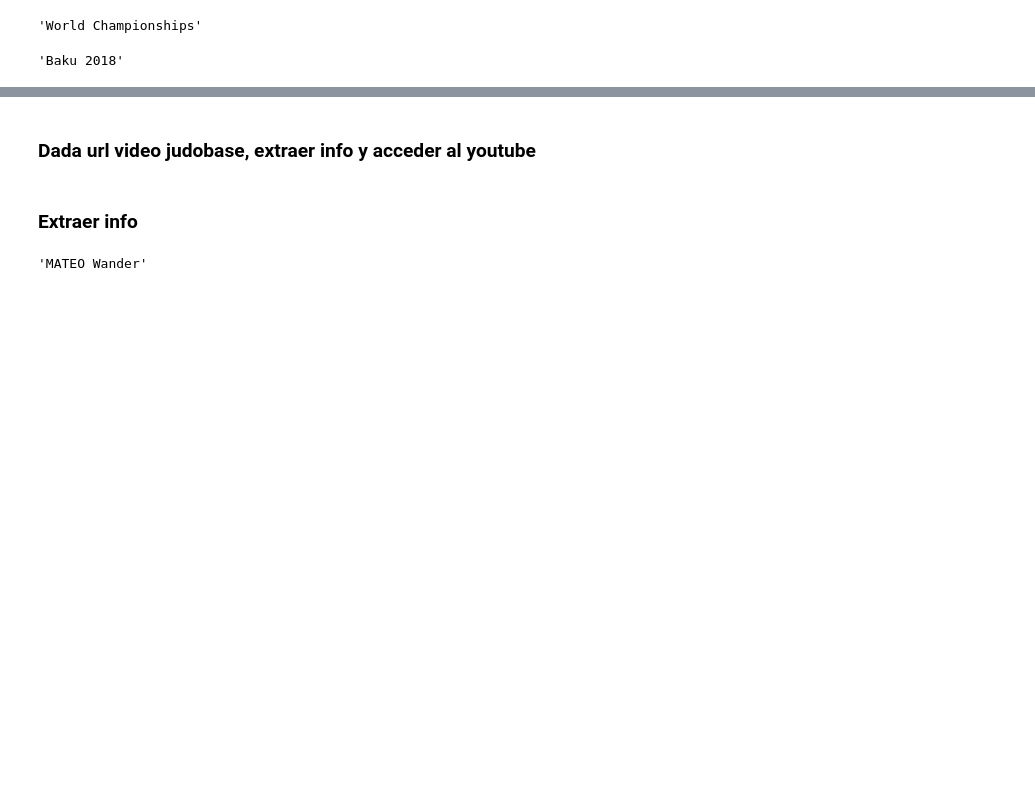
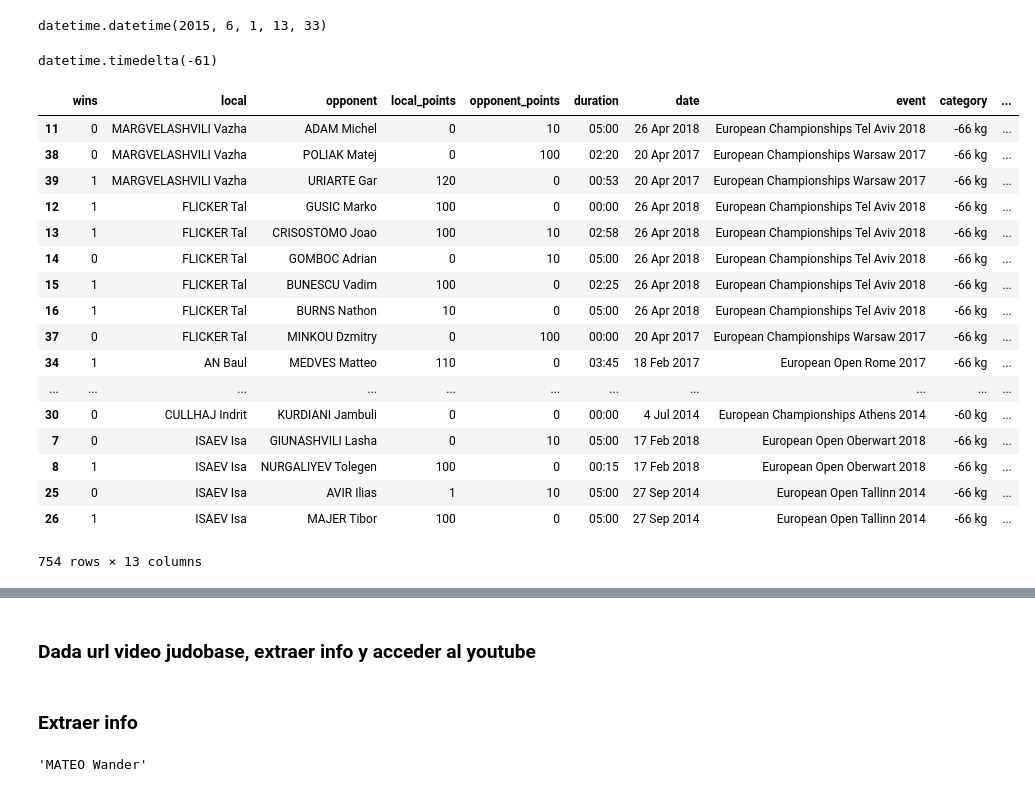
Before and after one commit to sajTempler/judo, a Jupyter notebook: judo/scrape2.ipynb, the cells around one changed output, grey strips where cells are left out. Drawn from its saved outputs; the diff is of its cells as text; code cells hidden in the pictures; blank space fills up the shorter version.

```diff
--- a/judo/scrape2.ipynb
+++ b/judo/scrape2.ipynb
@@ -18,3 +40,11 @@ df = pd.read_csv('data66kg.csv', index_col=0)
+# %%
+datetime.datetime.strptime('Jun 1 2015  1:33PM', '%b %d %Y %I:%M%p')
+# %% [output]
+datetime.datetime(2015, 6, 1, 13, 33)
+# %%
+datetime.datetime.strptime('26 Apr 2015', '%d %b %Y') - datetime.datetime.strptime('26 Jun 2015', '%d %b %Y')
+# %% [output]
+datetime.timedelta(-61)
 # %%
 # abrir Google Chrome
 driver = webdriver.Chrome(r"C:\Users\manuel.lopez\Documents\chromedriver.exe")
@@ -49,10 +55,21 @@ def find_comp_rest(comp):
-# %%
-find_comp_type('World Championships Baku 2018')
-# %% [output]
-'World Championships'
-# %%
-find_comp_rest('World Championships Baku 2018')
-# %% [output]
-'Baku 2018'
 # %%
-df['comp_type'] = df.event.apply(find_comp_type)
+df[df.event.str.contains('Europe')]
+# %% [output]
+|  | wins | local | opponent | local_points | opponent_points | duration | date | event | category | ... |
+| 11 | 0 | MARGVELASHVILI Vazha | ADAM Michel | 0 | 10 | 05:00 | 26 Apr 2018 | European Championships Tel Aviv 2018 | -66 kg | ... |
+| 38 | 0 | MARGVELASHVILI Vazha | POLIAK Matej | 0 | 100 | 02:20 | 20 Apr 2017 | European Championships Warsaw 2017 | -66 kg | ... |
+| 39 | 1 | MARGVELASHVILI Vazha | URIARTE Gar | 120 | 0 | 00:53 | 20 Apr 2017 | European Championships Warsaw 2017 | -66 kg | ... |
+| 12 | 1 | FLICKER Tal | GUSIC Marko | 100 | 0 | 00:00 | 26 Apr 2018 | European Championships Tel Aviv 2018 | -66 kg | ... |
+| 13 | 1 | FLICKER Tal | CRISOSTOMO Joao | 100 | 10 | 02:58 | 26 Apr 2018 | European Championships Tel Aviv 2018 | -66 kg | ... |
+| 14 | 0 | FLICKER Tal | GOMBOC Adrian | 0 | 10 | 05:00 | 26 Apr 2018 | European Championships Tel Aviv 2018 | -66 kg | ... |
+| 15 | 1 | FLICKER Tal | BUNESCU Vadim | 100 | 0 | 02:25 | 26 Apr 2018 | European Championships Tel Aviv 2018 | -66 kg | ... |
+| 16 | 1 | FLICKER Tal | BURNS Nathon | 10 | 0 | 05:00 | 26 Apr 2018 | European Championships Tel Aviv 2018 | -66 kg | ... |
+| 37 | 0 | FLICKER Tal | MINKOU Dzmitry | 0 | 100 | 00:00 | 20 Apr 2017 | European Championships Warsaw 2017 | -66 kg | ... |
+| 34 | 1 | AN Baul | MEDVES Matteo | 110 | 0 | 03:45 | 18 Feb 2017 | European Open Rome 2017 | -66 kg | ... |
+| ... | ... | ... | ... | ... | ... | ... | ... | ... | ... | ... |
+| 30 | 0 | CULLHAJ Indrit | KURDIANI Jambuli | 0 | 0 | 00:00 | 4 Jul 2014 | European Championships Athens 2014 | -60 kg | ... |
+| 7 | 0 | ISAEV Isa | GIUNASHVILI Lasha | 0 | 10 | 05:00 | 17 Feb 2018 | European Open Oberwart 2018 | -66 kg | ... |
+| 8 | 1 | ISAEV Isa | NURGALIYEV Tolegen | 100 | 0 | 00:15 | 17 Feb 2018 | European Open Oberwart 2018 | -66 kg | ... |
+| 25 | 0 | ISAEV Isa | AVIR Ilias | 1 | 10 | 05:00 | 27 Sep 2014 | European Open Tallinn 2014 | -66 kg | ... |
+| 26 | 1 | ISAEV Isa | MAJER Tibor | 100 | 0 | 05:00 | 27 Sep 2014 | European Open Tallinn 2014 | -66 kg | ... |
+754 rows × 13 columns
```
Also changed, not shown: parts of 29 cells of this notebook, 4 other files.
